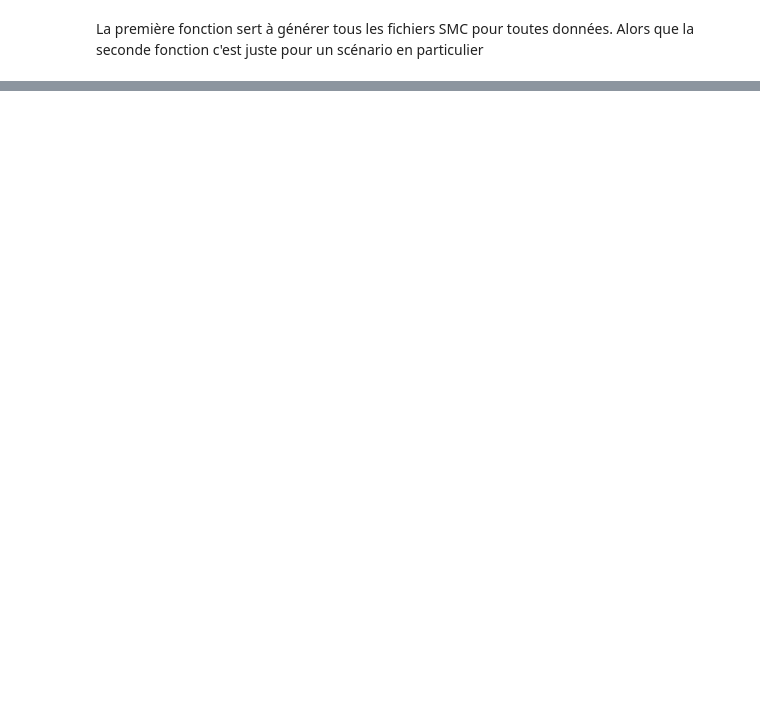
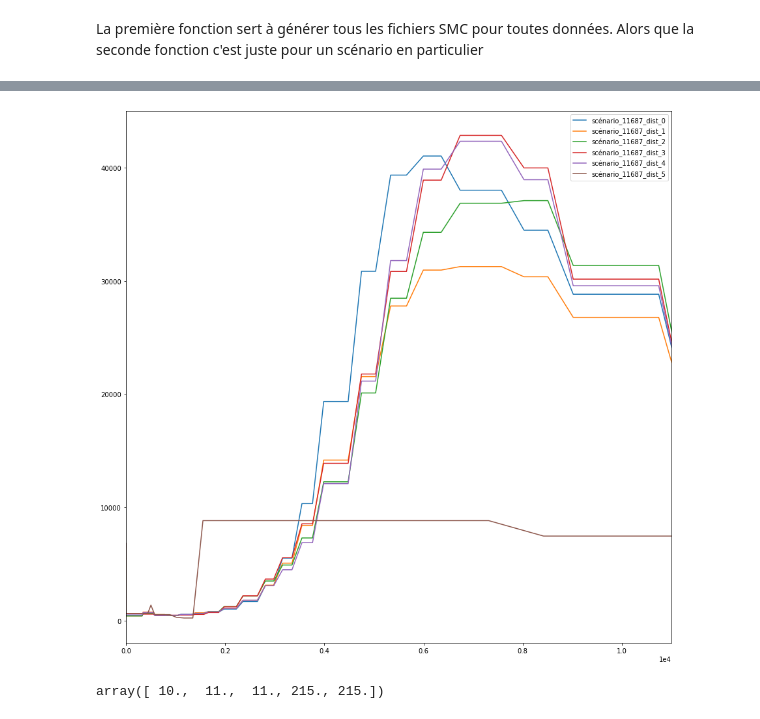
Before and after one commit to jayflora/SMCpp_HDGP, a Jupyter notebook: smc.ipynb, the cells around one changed output, grey strips where cells are left out. Drawn from its saved outputs; the diff is of its cells as text; code cells hidden in the pictures; blank space fills up the shorter version.

```diff
--- a/smc.ipynb
+++ b/smc.ipynb
@@ -259,0 +457,23 @@ for dist in range(6):
+# %%
+def plotDist(scenario):
+    csv = pd.read_csv(f"out/scenario_{scenario}/dist_{0}/plot.csv")
+    y = csv['y'].to_numpy()
+    fig, ax = plt.subplots(1, 1, figsize=(15,15))
+    ax.plot(csv['x'].to_numpy(),csv['y'].to_numpy(),label=f"scénario_{scenario}_dist_{0}")
+    x = []
+    for dist in range(1,6):
+        csv = pd.read_csv(f"out/scenario_{scenario}/dist_{dist}/plot.csv")
+        y += csv['y'].to_numpy()
+        ax.plot(csv['x'].to_numpy(),csv['y'].to_numpy(),label=f"scénario_{scenario}_dist_{dist}")
+
+    y = y/5
+
+    #fig, ax = plt.subplots(1, 1)
+    #ax.plot(csv['x'].to_numpy(), y, label=f"scénario_{scenario} moyenne")
+    ax.ticklabel_format(style='sci', axis='x', scilimits=(0,0))
+    ax.set_xlim(0,10e3+1000)
+    ax.legend()
+# %%
+plotDist(11687)
+# %% [output]
+[figure, added]
@@ -259,0 +539,4 @@ for dist in range(6):
+# %%
+complete( [1,2,3,4,5],[1,3,5],[10,11,215])
+# %% [output]
+array([ 10.,  11.,  11., 215., 215.])
```
Also changed, not shown: parts of 74 cells of this notebook.
